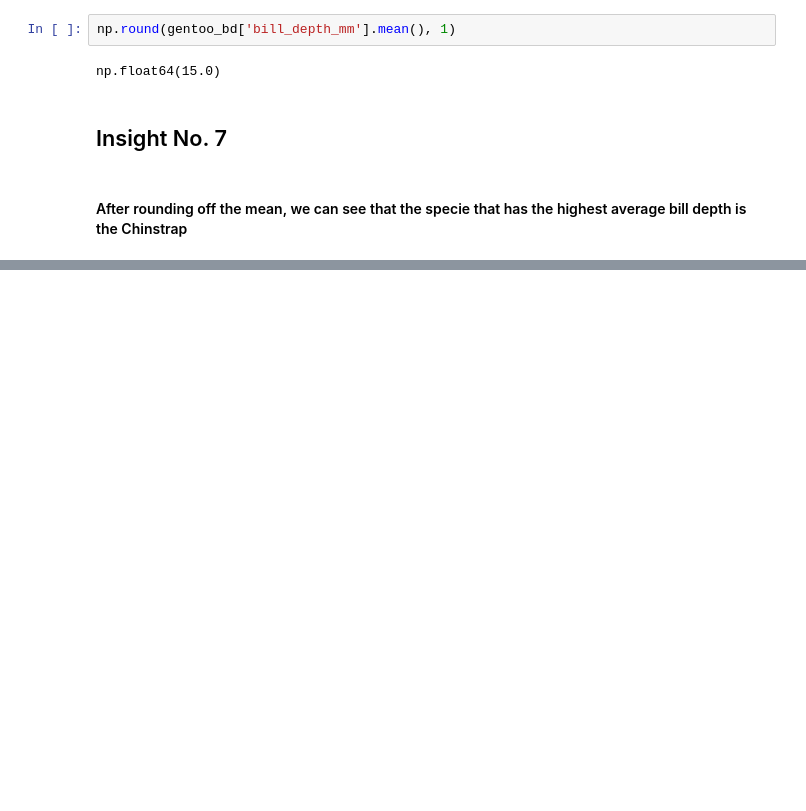
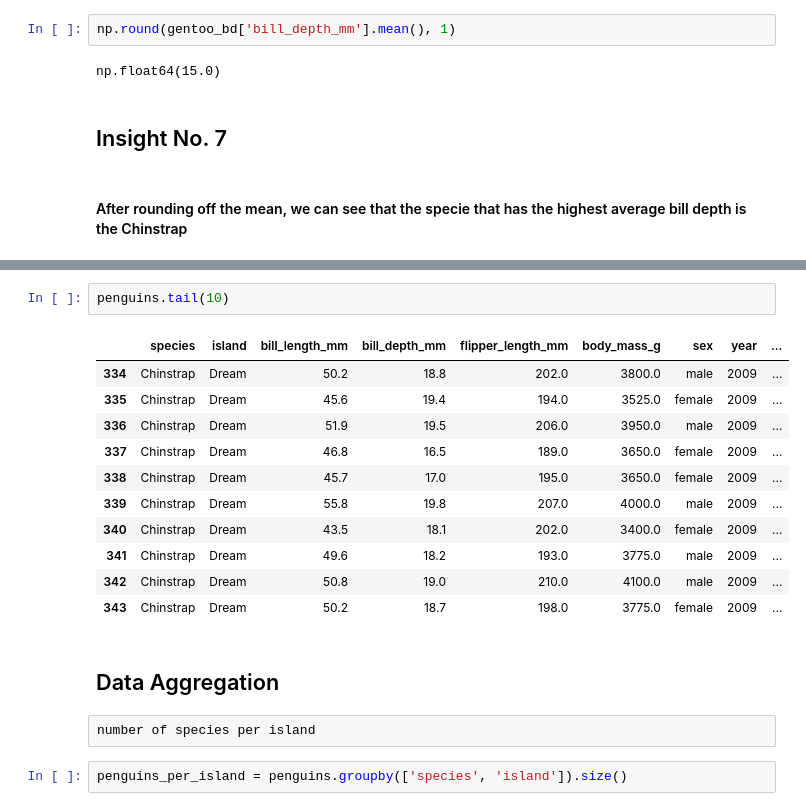
Before and after one commit to MArK720767/ELEC303-DataAnalytics, a Jupyter notebook: ELEC303 _GarayMark/ACTIVITY 1.ipynb, the cells around one changed output, grey strips where cells are left out. Drawn from its saved outputs; the diff is of its cells as text; blank space fills up the shorter version.

```diff
--- a/ELEC303 _GarayMark/ACTIVITY 1.ipynb
+++ b/ELEC303 _GarayMark/ACTIVITY 1.ipynb
@@ -553,0 +570,20 @@ np.float64(15.0)
+# %%
+penguins.tail(10)
+# %% [output]
+|  | species | island | bill_length_mm | bill_depth_mm | flipper_length_mm | body_mass_g | sex | year | ... |
+| 334 | Chinstrap | Dream | 50.2 | 18.8 | 202.0 | 3800.0 | male | 2009 | ... |
+| 335 | Chinstrap | Dream | 45.6 | 19.4 | 194.0 | 3525.0 | female | 2009 | ... |
+| 336 | Chinstrap | Dream | 51.9 | 19.5 | 206.0 | 3950.0 | male | 2009 | ... |
+| 337 | Chinstrap | Dream | 46.8 | 16.5 | 189.0 | 3650.0 | female | 2009 | ... |
+| 338 | Chinstrap | Dream | 45.7 | 17.0 | 195.0 | 3650.0 | female | 2009 | ... |
+| 339 | Chinstrap | Dream | 55.8 | 19.8 | 207.0 | 4000.0 | male | 2009 | ... |
+| 340 | Chinstrap | Dream | 43.5 | 18.1 | 202.0 | 3400.0 | female | 2009 | ... |
+| 341 | Chinstrap | Dream | 49.6 | 18.2 | 193.0 | 3775.0 | male | 2009 | ... |
+| 342 | Chinstrap | Dream | 50.8 | 19.0 | 210.0 | 4100.0 | male | 2009 | ... |
+| 343 | Chinstrap | Dream | 50.2 | 18.7 | 198.0 | 3775.0 | female | 2009 | ... |
+# %% [markdown]
+<h2>Data Aggregation</h2>
+# %% [raw]
+number of species per island
+# %%
+penguins_per_island = penguins.groupby(['species', 'island']).size()
```
Also changed, not shown: parts of 55 cells of this notebook.
